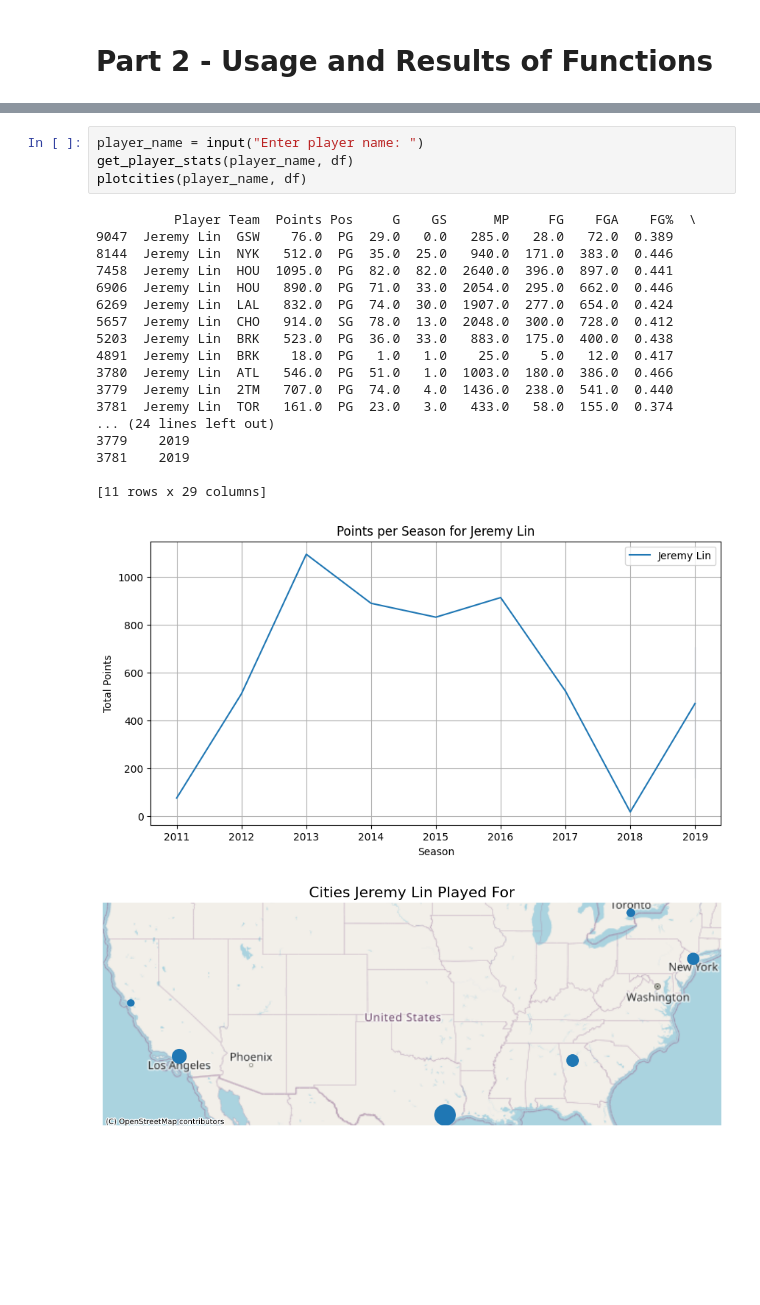
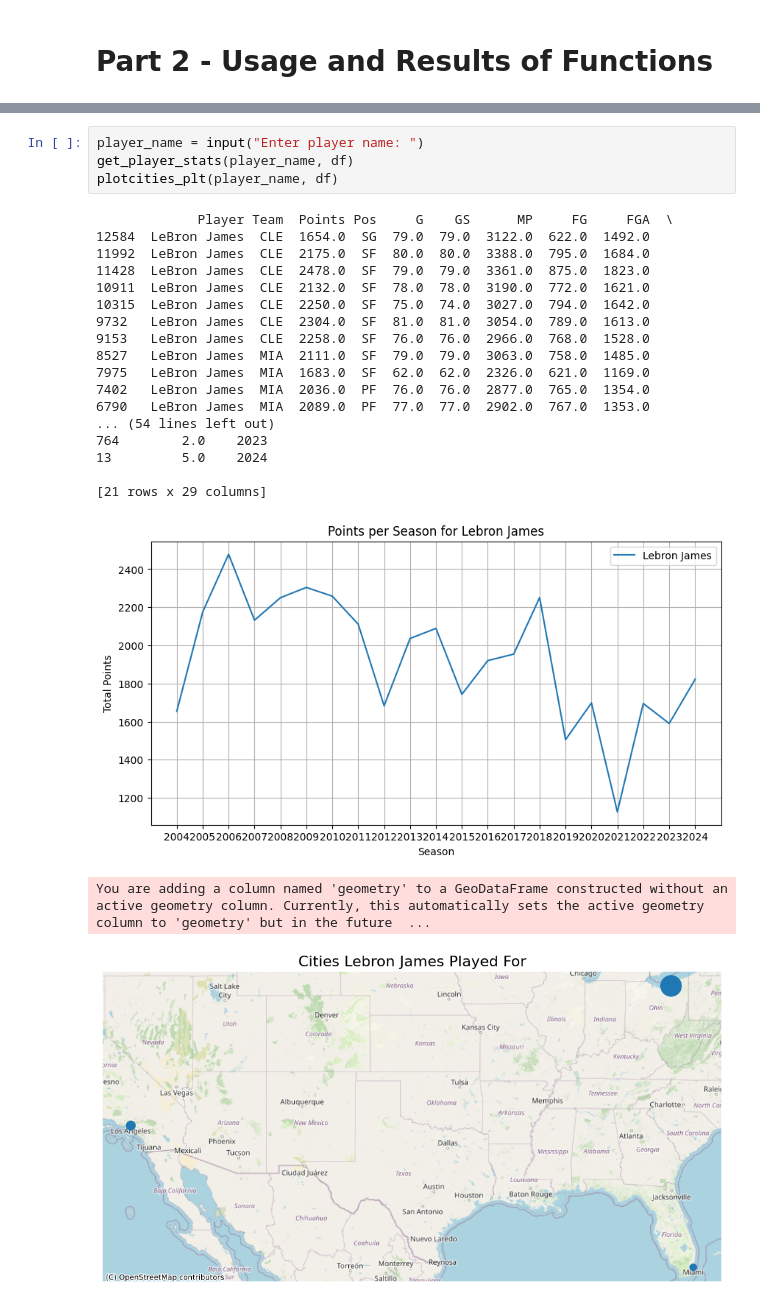
Before and after one commit to KanadaGeese/Data-Visualization-Project, a Jupyter notebook: 10.03.2025.ipynb, the cells around one changed output, grey strips where cells are left out. Drawn from its saved outputs; the diff is of its cells as text; blank space fills up the shorter version.

```diff
--- a/10.03.2025.ipynb
+++ b/10.03.2025.ipynb
@@ -148,24 +208,25 @@ def plotcities(player_name, df):
 # %%
 player_name = input("Enter player name: ")
 get_player_stats(player_name, df)
-plotcities(player_name, df)
+plotcities_plt(player_name, df)
 # %% [output]
-          Player Team  Points Pos     G    GS      MP     FG    FGA    FG%  \
-9047  Jeremy Lin  GSW    76.0  PG  29.0   0.0   285.0   28.0   72.0  0.389
-8144  Jeremy Lin  NYK   512.0  PG  35.0  25.0   940.0  171.0  383.0  0.446
-7458  Jeremy Lin  HOU  1095.0  PG  82.0  82.0  2640.0  396.0  897.0  0.441
-6906  Jeremy Lin  HOU   890.0  PG  71.0  33.0  2054.0  295.0  662.0  0.446
-6269  Jeremy Lin  LAL   832.0  PG  74.0  30.0  1907.0  277.0  654.0  0.424
-5657  Jeremy Lin  CHO   914.0  SG  78.0  13.0  2048.0  300.0  728.0  0.412
-5203  Jeremy Lin  BRK   523.0  PG  36.0  33.0   883.0  175.0  400.0  0.438
-4891  Jeremy Lin  BRK    18.0  PG   1.0   1.0    25.0    5.0   12.0  0.417
-3780  Jeremy Lin  ATL   546.0  PG  51.0   1.0  1003.0  180.0  386.0  0.466
-3779  Jeremy Lin  2TM   707.0  PG  74.0   4.0  1436.0  238.0  541.0  0.440
-3781  Jeremy Lin  TOR   161.0  PG  23.0   3.0   433.0   58.0  155.0  0.374
-... (24 lines left out)
-3779    2019
-3781    2019
+             Player Team  Points Pos     G    GS      MP     FG     FGA  \
+12584  LeBron James  CLE  1654.0  SG  79.0  79.0  3122.0  622.0  1492.0
+11992  LeBron James  CLE  2175.0  SF  80.0  80.0  3388.0  795.0  1684.0
+11428  LeBron James  CLE  2478.0  SF  79.0  79.0  3361.0  875.0  1823.0
+10911  LeBron James  CLE  2132.0  SF  78.0  78.0  3190.0  772.0  1621.0
+10315  LeBron James  CLE  2250.0  SF  75.0  74.0  3027.0  794.0  1642.0
+9732   LeBron James  CLE  2304.0  SF  81.0  81.0  3054.0  789.0  1613.0
+9153   LeBron James  CLE  2258.0  SF  76.0  76.0  2966.0  768.0  1528.0
+8527   LeBron James  MIA  2111.0  SF  79.0  79.0  3063.0  758.0  1485.0
+7975   LeBron James  MIA  1683.0  SF  62.0  62.0  2326.0  621.0  1169.0
+7402   LeBron James  MIA  2036.0  PF  76.0  76.0  2877.0  765.0  1354.0
+6790   LeBron James  MIA  2089.0  PF  77.0  77.0  2902.0  767.0  1353.0
+... (54 lines left out)
+764        2.0    2023
+13         5.0    2024
 
-[11 rows x 29 columns]
+[21 rows x 29 columns]
-[figure, old version]
+[figure, new version]
+You are adding a column named 'geometry' to a GeoDataFrame constructed without an active geometry column. Currently, this automatically sets the active geometry column to 'geometry' but in the future  ...
-[figure, old version]
+[figure, new version]
```
Also changed, not shown: parts of 5 cells of this notebook.
